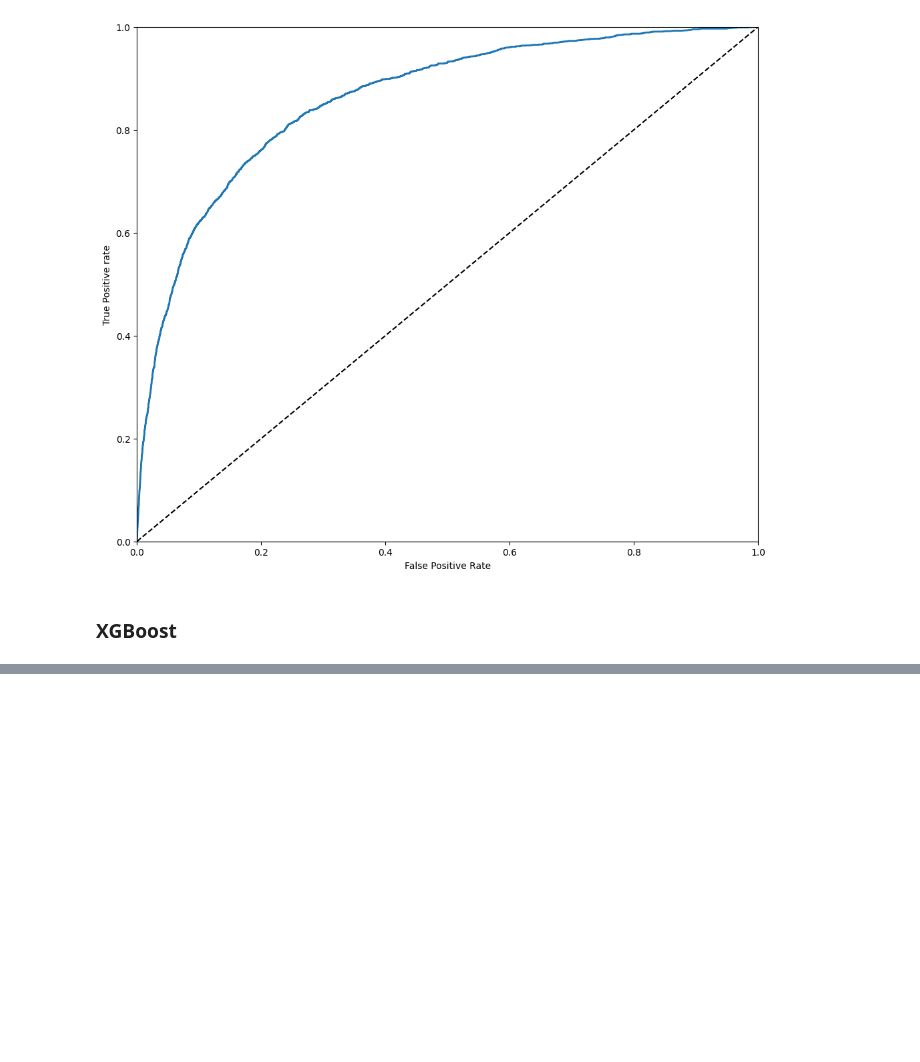
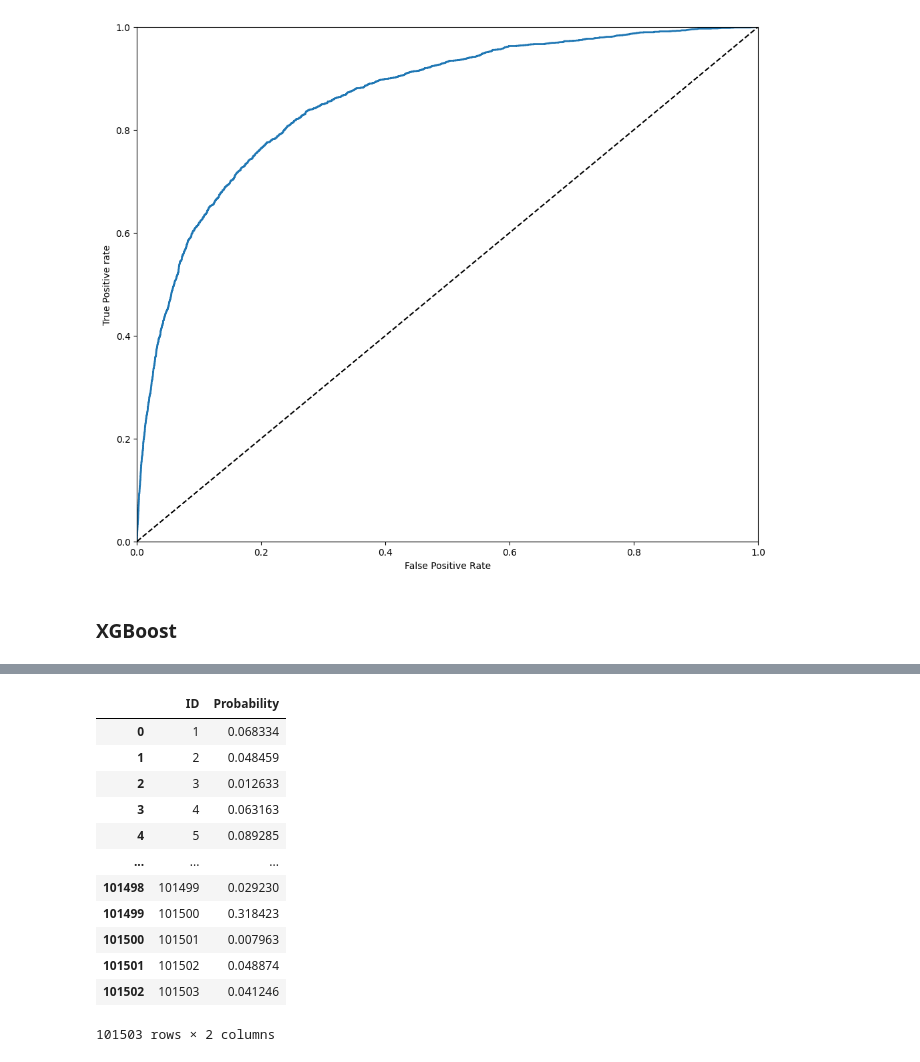
Before and after one commit to okim1227/Give-Me-Some-Credit, a Jupyter notebook: notebooks/p2_competition.ipynb, the cells around one changed output, grey strips where cells are left out. Saved outputs shown, nothing was run; the diff lists cells and outputs as text; code cells hidden in the pictures; blank space fills up the shorter version.

```diff
--- a/notebooks/p2_competition.ipynb
+++ b/notebooks/p2_competition.ipynb
@@ -272,0 +303,25 @@ XGBClassifier CV AUC Score : 0.8621137867082636
+# %%
+test['MonthlyIncome'].fillna(0, inplace=True)
+test['NumberOfDependents'].fillna(0, inplace=True)
+# %%
+# Testing dataset used for evaluating our model
+x = test.drop(['SeriousDlqin2yrs', 'ID'],axis=1)
+y = gbc_submission.predict_proba(x)[:,1]
+
+submission = pd.DataFrame({'ID': np.arange(1, len(x)+1), 'Probability': y})
+submission.to_csv("submission.csv", index=False)
+submission
+# %% [output]
+|  | ID | Probability |
+| 0 | 1 | 0.068334 |
+| 1 | 2 | 0.048459 |
+| 2 | 3 | 0.012633 |
+| 3 | 4 | 0.063163 |
+| 4 | 5 | 0.089285 |
+| ... | ... | ... |
+| 101498 | 101499 | 0.029230 |
+| 101499 | 101500 | 0.318423 |
+| 101500 | 101501 | 0.007963 |
+| 101501 | 101502 | 0.048874 |
+| 101502 | 101503 | 0.041246 |
+101503 rows × 2 columns
```
Also changed, not shown: parts of 14 cells of this notebook, 2 other files.
